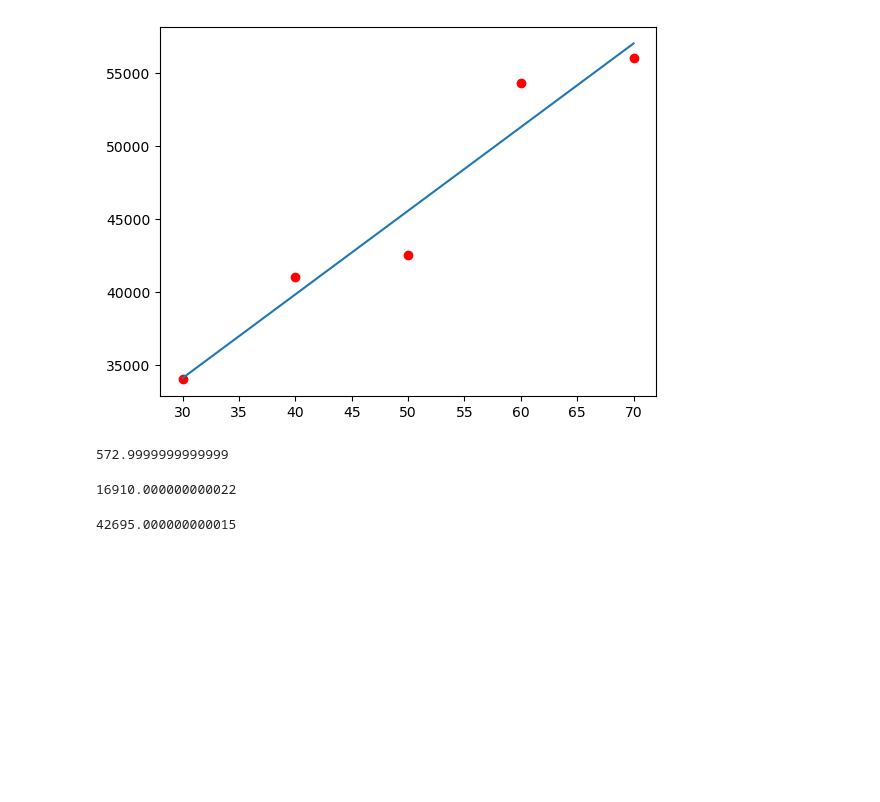
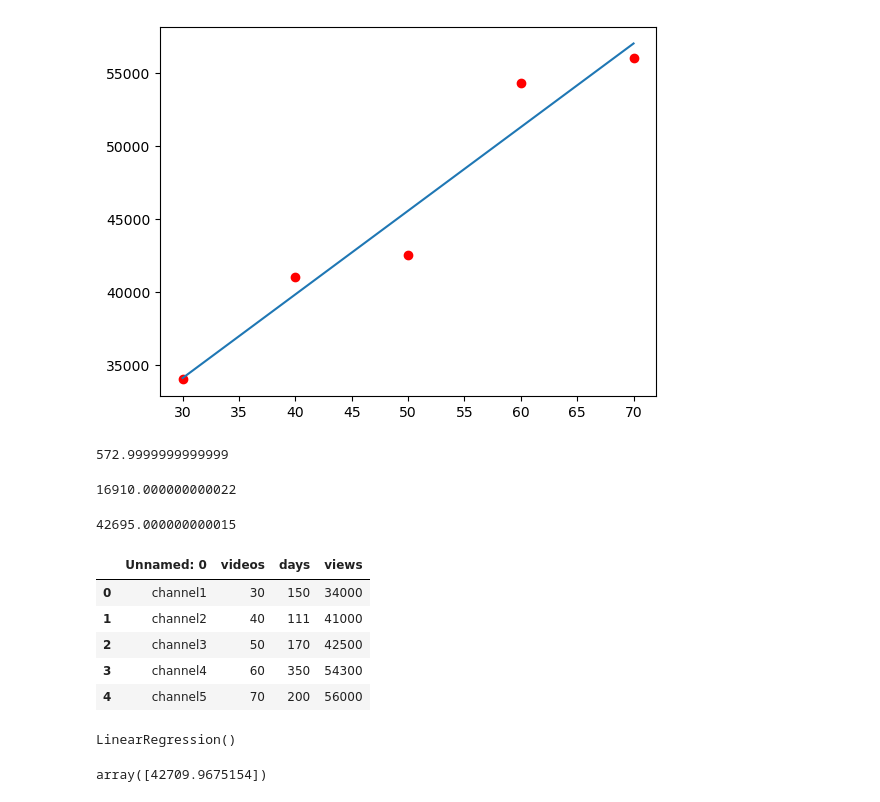
Before and after one commit to Dhananjaya001/Machine-Learning, a Jupyter notebook: LinearRegression/single variable and multiple variable.ipynb, the cells around one changed output. Drawn from its saved outputs; the diff is of its cells as text; code cells hidden in the pictures; blank space fills up the shorter version.

```diff
--- a/LinearRegression/single variable and multiple variable.ipynb
+++ b/LinearRegression/single variable and multiple variable.ipynb
@@ -80,0 +89,23 @@ ynew
+# %%
+# load dataset
+data = pd.read_csv('Book2.csv')
+data
+# %% [output]
+|  | Unnamed: 0 | videos | days | views |
+| 0 | channel1 | 30 | 150 | 34000 |
+| 1 | channel2 | 40 | 111 | 41000 |
+| 2 | channel3 | 50 | 170 | 42500 |
+| 3 | channel4 | 60 | 350 | 54300 |
+| 4 | channel5 | 70 | 200 | 56000 |
+# %%
+# build and train ML model
+model = LinearRegression()
+model.fit(data[['videos', 'days']], data.views)
+# %% [output]
+LinearRegression()
+# %%
+
+# get predictions from model
+model.predict([[45, 180]])
+# %% [output]
+array([42709.9675154])
```
Also changed, not shown: parts of 1 cell of this notebook, 2 other files.
